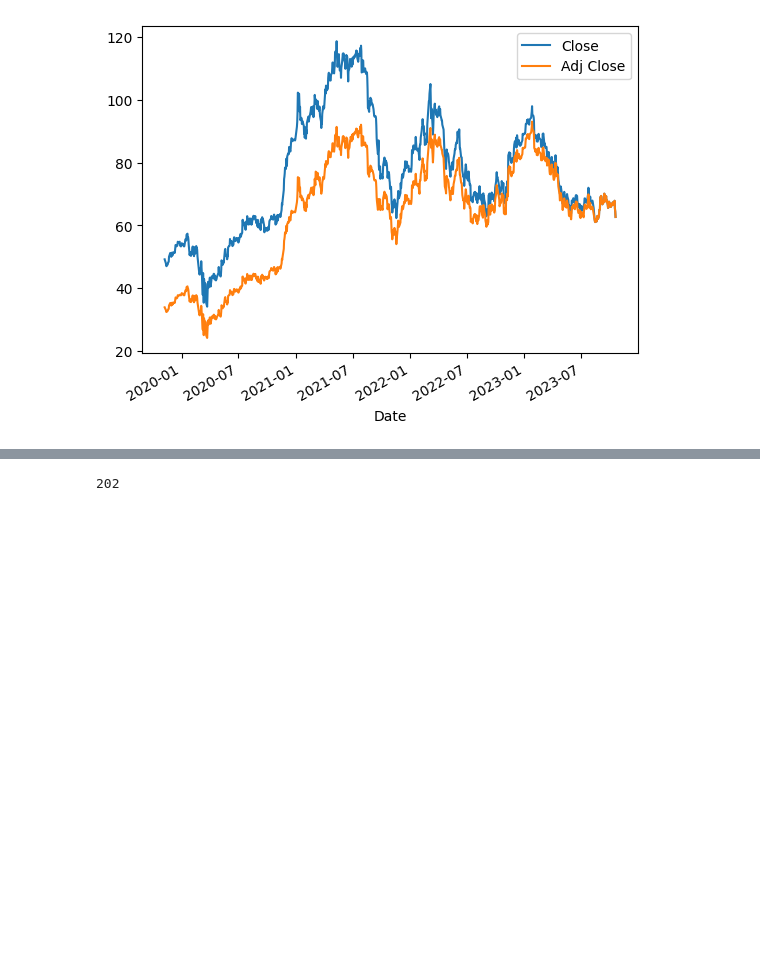
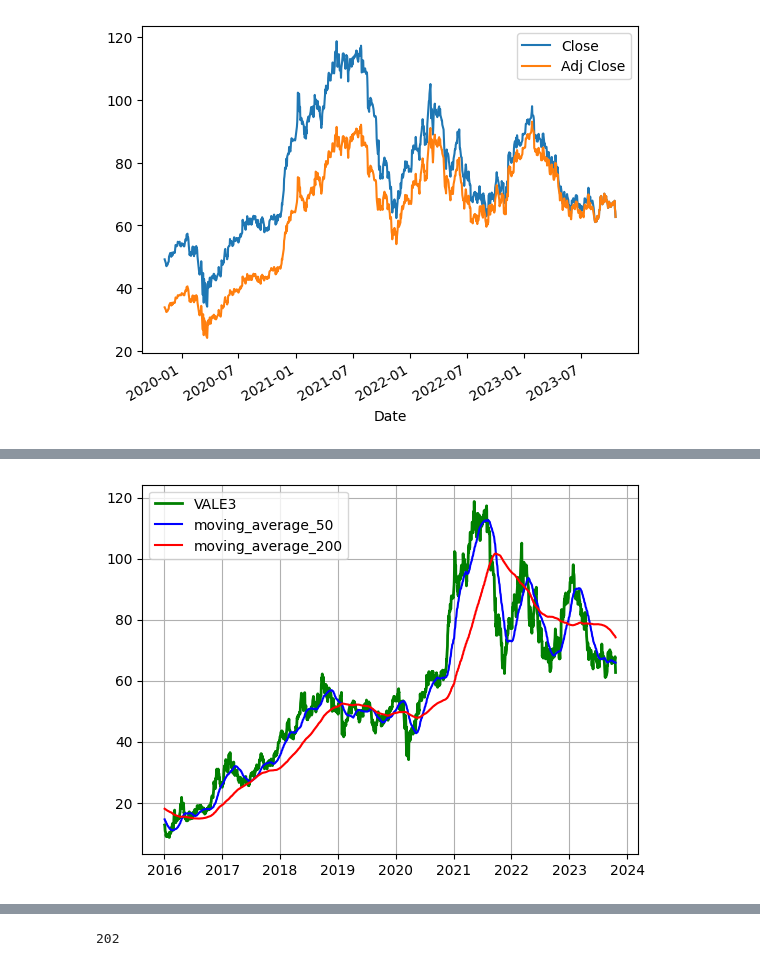
Before and after one commit to furlancad/Estudo-PMF, a Jupyter notebook: Analise_Vale3_Yahoo_Finance.ipynb, the cells around one changed output, grey strips where cells are left out. Drawn from its saved outputs; the diff is of its cells as text; code cells hidden in the pictures; blank space fills up the shorter version.

```diff
--- a/Analise_Vale3_Yahoo_Finance.ipynb
+++ b/Analise_Vale3_Yahoo_Finance.ipynb
@@ -765 +747,14 @@ vale[['Close', 'Adj Close']].iloc[5000:].plot();
+# %%
+plt.plot(vale['Close'].loc['2016-01-01':], 'g-', label='line 1', linewidth=2)
+plt.plot(vale.Close.rolling(50).mean().loc['2016-01-01':], 'b-', label='line 2',)
+plt.plot(vale.Close.rolling(200).mean().loc['2016-01-01':], 'r-', label='line 2',)
+
+plt.legend(["VALE3", "moving_average_50", 'moving_average_200'])
+plt.grid(True)
+
+# Salve o gráfico como uma imagem
+fig = plt.gcf()
+fig.savefig("image.png")
+# %% [output]
+[figure, added]
 # %%
```
Also changed, not shown: parts of 19 cells of this notebook.
